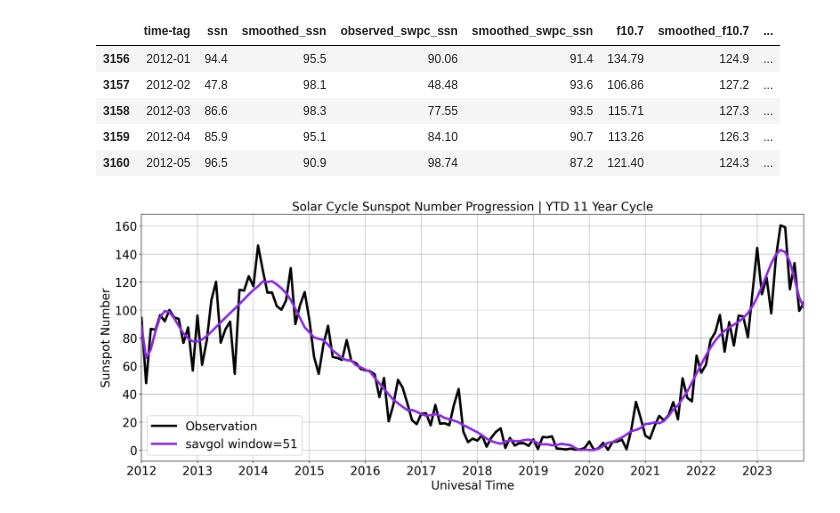
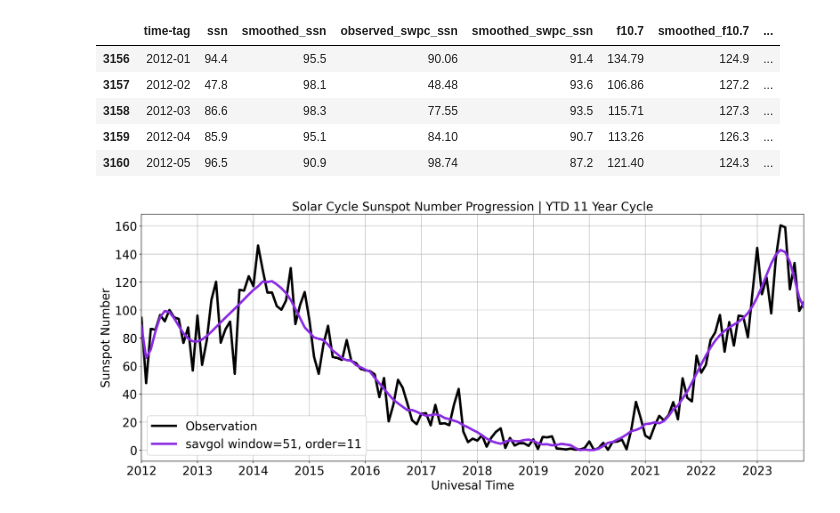
Before and after one commit to levetation/spaceweather, a Jupyter notebook: solarcycleProgression.ipynb, the cells around one changed output. Cells and saved outputs as stored; diff of their text form; code cells hidden in the pictures.

Commit message:
added order label to legend

```diff
--- a/solarcycleProgression.ipynb
+++ b/solarcycleProgression.ipynb
@@ -54,31 +54,31 @@ savgol = savgol_filter(milDt['ssn'], savgol_window, polynomial) # window size 51
 # %%
 x_width, y_width = 20, 7.5
 window = 2
 linewidth = 4
 fsize = 20
 
 fig, ax = plt.subplots(1,1, figsize=(x_width, y_width), dpi=150)
 
 ax.plot(milDt['time-tag'], milDt['ssn'], '-', color='k', linewidth=linewidth, label='Observation')
 # ax.plot(milDt['time-tag'], milDt['ssn'].rolling(window).mean(), color='m', linewidth=linewidth, label=f'Rolling avg, window={window}')
 
-ax.plot(milDt['time-tag'], savgol, color='blueviolet', linewidth=linewidth, label=f'savgol window={savgol_window}')
+ax.plot(milDt['time-tag'], savgol, color='blueviolet', linewidth=linewidth, label=f'savgol window={savgol_window}, order={polynomial}')
 
 plt.legend(loc='best', fontsize=fsize, framealpha=1)
 
 # Set x-ticks to show every year once
 plt.xticks(milDt['time-tag'][::12])
 xlabels = [str(i)[:4] for i in milDt['time-tag'][::12]]
 ax.set_xticklabels(xlabels, fontsize=fsize, rotation=0)
 
 plt.xlim(milDt['time-tag'].min(), milDt['time-tag'].max())
 
 plt.title("Solar Cycle Sunspot Number Progression | YTD 11 Year Cycle", fontsize=fsize)
 plt.ylabel("Sunspot Number", fontsize=fsize)
 plt.xlabel("Univesal Time", fontsize=fsize)
 
 plt.yticks(fontsize=fsize)
 plt.xticks(fontsize=fsize)
 plt.grid()
 # %% [output]
-[figure, old version]
+[figure, new version]
```
